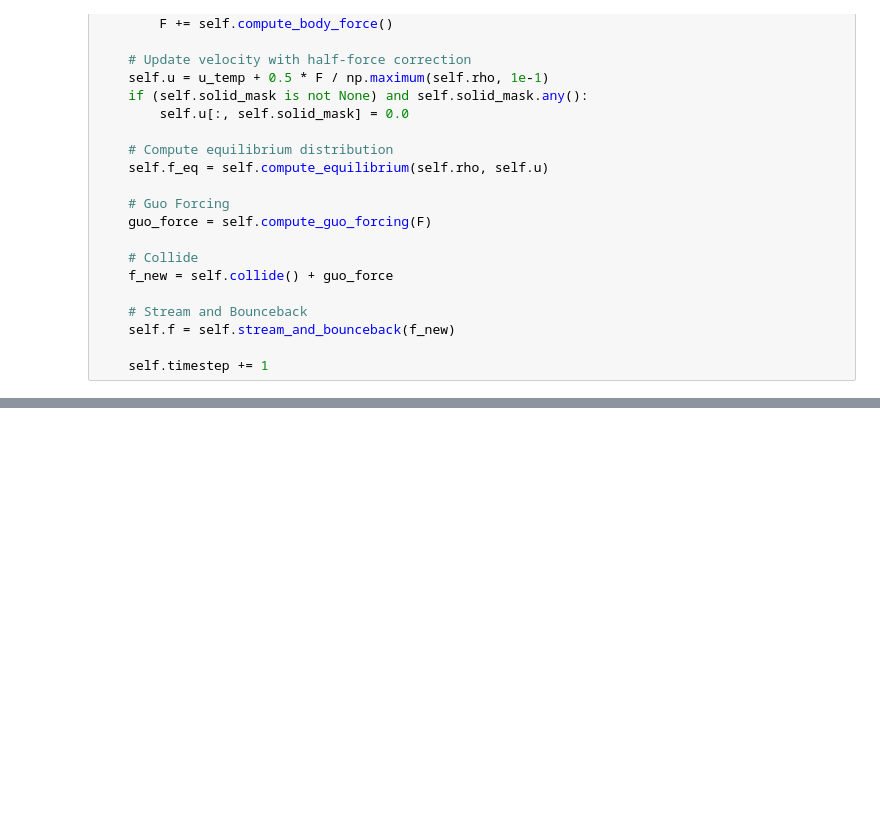
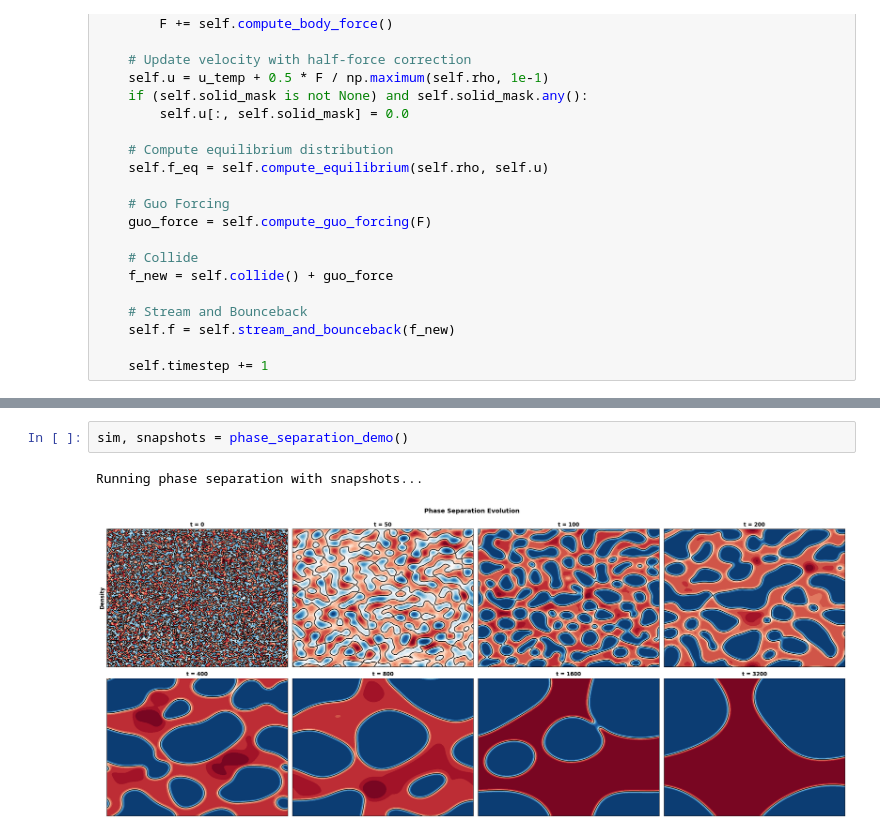
Before and after one commit to digital-porous-media/dpm_teach, a Jupyter notebook: 5_simulation/5-2-2_lbm_d2q9_scmp.ipynb, the cells around one changed output, grey strips where cells are left out. Saved outputs shown, nothing was run; the diff lists cells and outputs as text; blank space fills up the shorter version.

```diff
--- a/5_simulation/5-2-2_lbm_d2q9_scmp.ipynb
+++ b/5_simulation/5-2-2_lbm_d2q9_scmp.ipynb
@@ -935,0 +645,5 @@ The MPLBM Workflow
+# %%
+sim, snapshots = phase_separation_demo()
+# %% [output]
+Running phase separation with snapshots...
+[figure, added]
```
Also changed, not shown: parts of 26 cells of this notebook.
